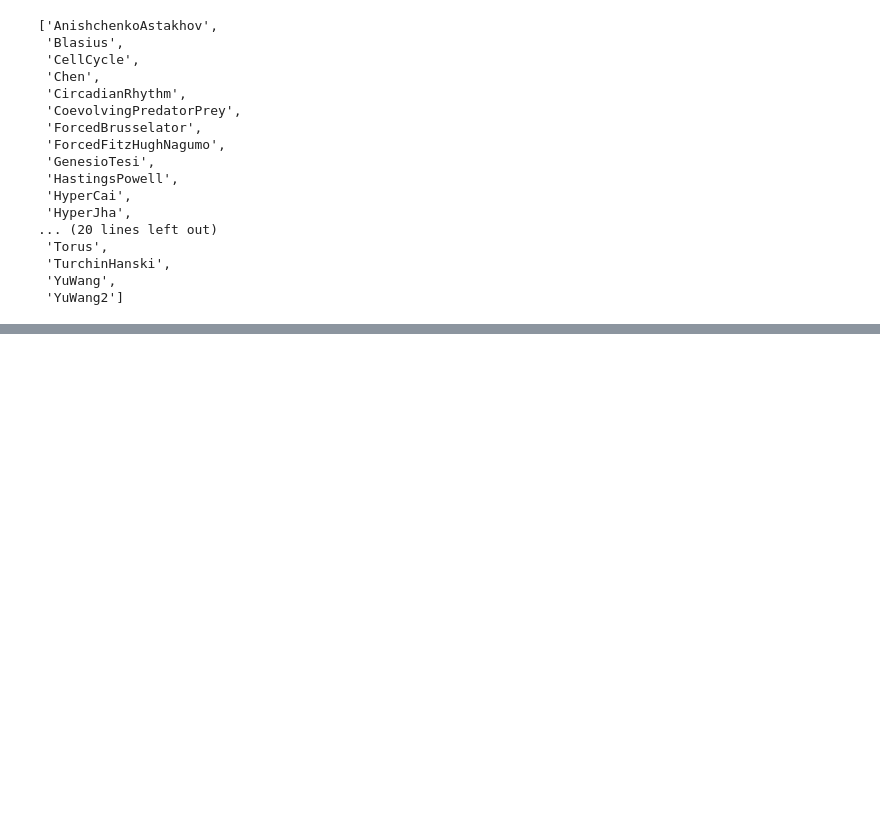
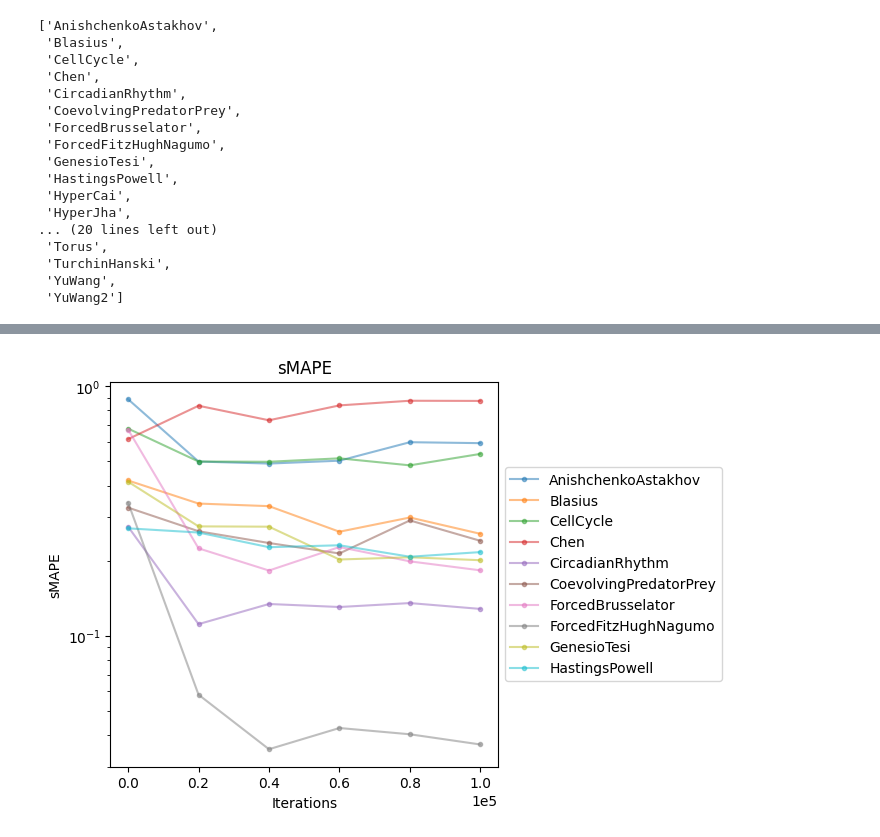
Before and after one commit to abao1999/panda, a Jupyter notebook: notebooks/evaluation.ipynb, the cells around one changed output, grey strips where cells are left out. Drawn from its saved outputs; the diff is of its cells as text; code cells hidden in the pictures; blank space fills up the shorter version.

```diff
--- a/notebooks/evaluation.ipynb
+++ b/notebooks/evaluation.ipynb
@@ -70,0 +85,4 @@ plt.show()
+# %%
+plot_metrics_dict(smape_dict, 'sMAPE', top_n=10)
+# %% [output]
+[figure, added]
```
Also changed, not shown: parts of 21 cells of this notebook, 1 other file.
